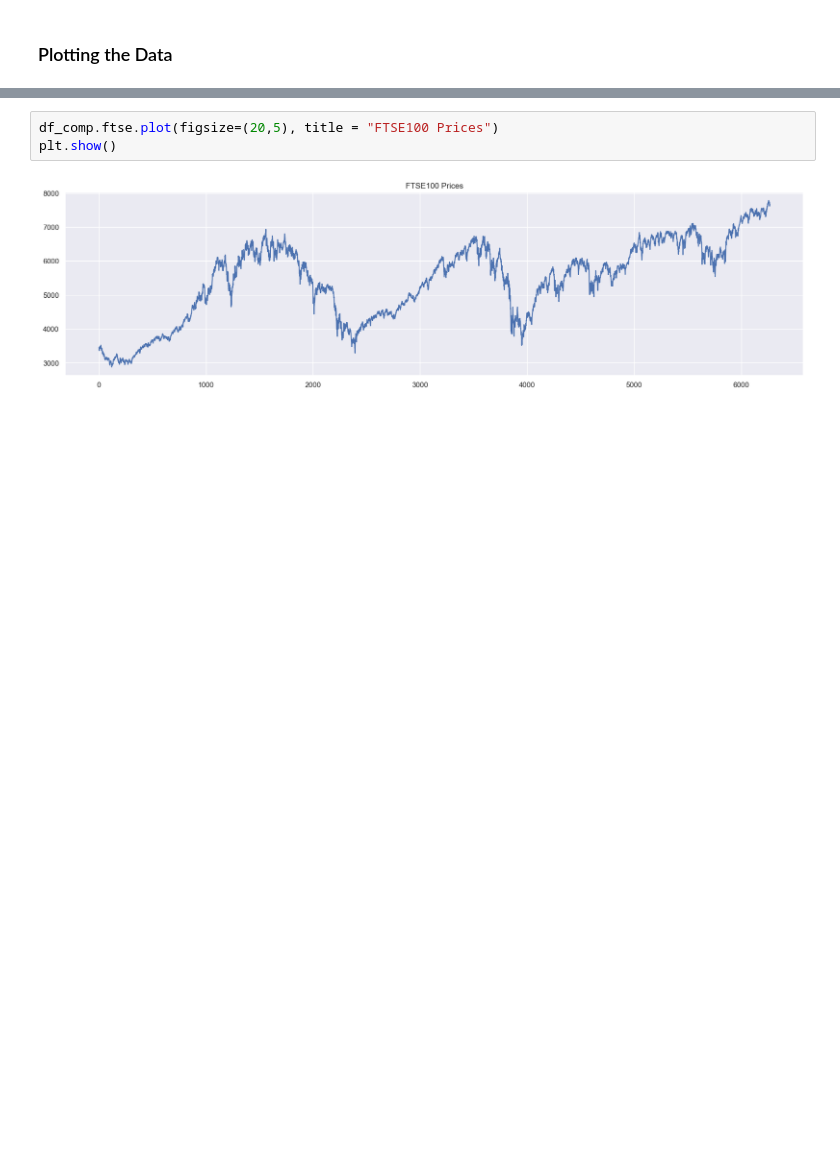
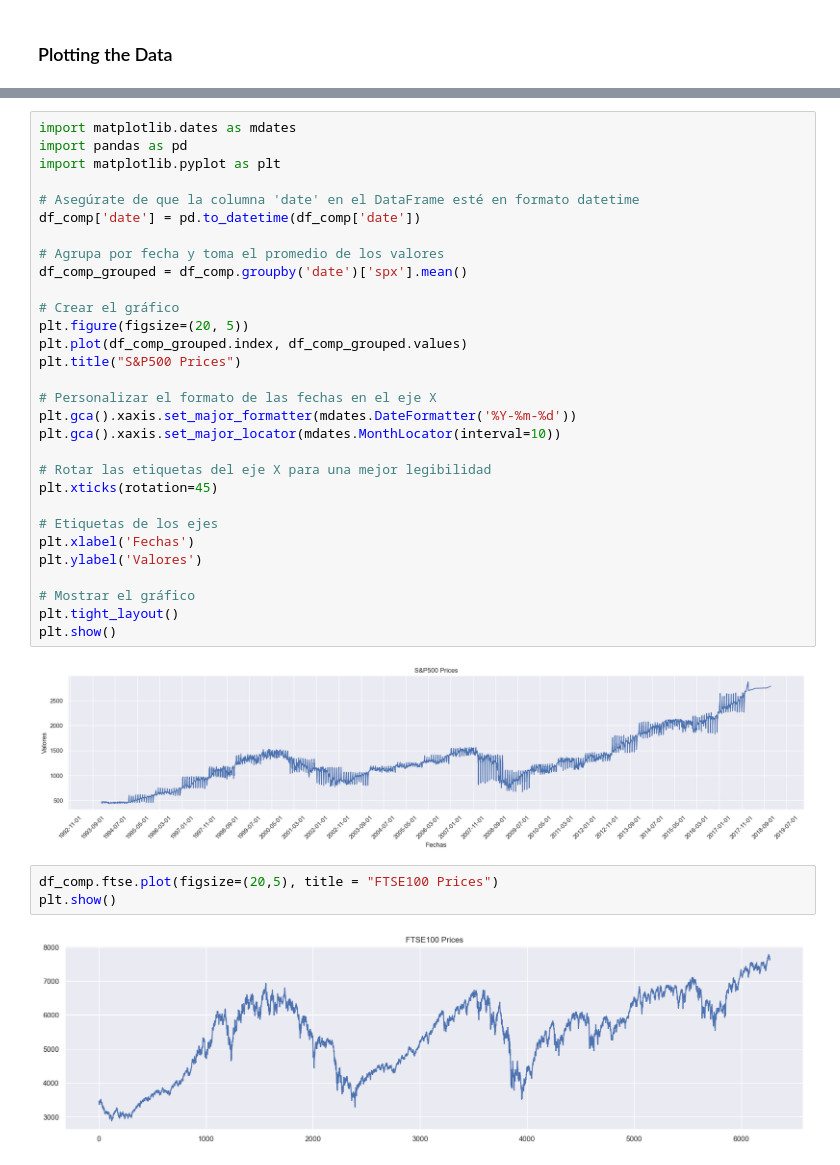
Before and after one commit to Egeekle/Time.Series-Analysis-Wk, a Jupyter notebook: 1. Introduction to Time Series.ipynb, the cells around one changed output, grey strips where cells are left out. Cells and saved outputs as stored; diff of their text form; blank space fills up the shorter version.

```diff
--- a/1. Introduction to Time Series.ipynb
+++ b/1. Introduction to Time Series.ipynb
@@ -81,3 +147,35 @@ plt.show()
+# %%
+import matplotlib.dates as mdates
+import pandas as pd
+import matplotlib.pyplot as plt
+
+# Asegúrate de que la columna 'date' en el DataFrame esté en formato datetime
+df_comp['date'] = pd.to_datetime(df_comp['date'])
+
+# Agrupa por fecha y toma el promedio de los valores
+df_comp_grouped = df_comp.groupby('date')['spx'].mean()
+
+# Crear el gráfico
+plt.figure(figsize=(20, 5))
+plt.plot(df_comp_grouped.index, df_comp_grouped.values)
+plt.title("S&P500 Prices")
+
+# Personalizar el formato de las fechas en el eje X
+plt.gca().xaxis.set_major_formatter(mdates.DateFormatter('%Y-%m-%d'))
+plt.gca().xaxis.set_major_locator(mdates.MonthLocator(interval=10))
+
+# Rotar las etiquetas del eje X para una mejor legibilidad
+plt.xticks(rotation=45)
+
+# Etiquetas de los ejes
+plt.xlabel('Fechas')
+plt.ylabel('Valores')
+
+# Mostrar el gráfico
+plt.tight_layout()
+plt.show()
+# %% [output]
+[figure, added]
 # %%
 df_comp.ftse.plot(figsize=(20,5), title = "FTSE100 Prices")
 plt.show()
```
Also changed, not shown: parts of 6 cells of this notebook, 5 other files.
